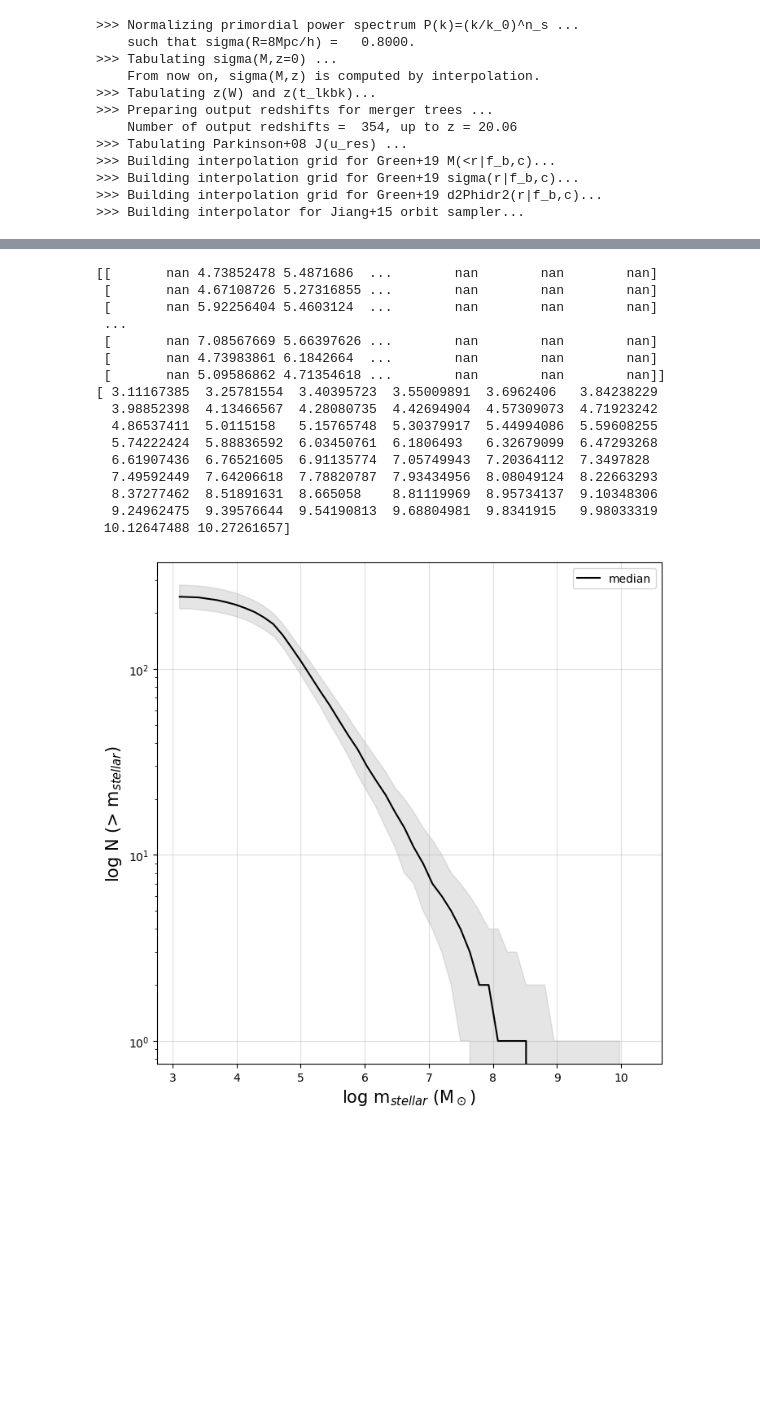
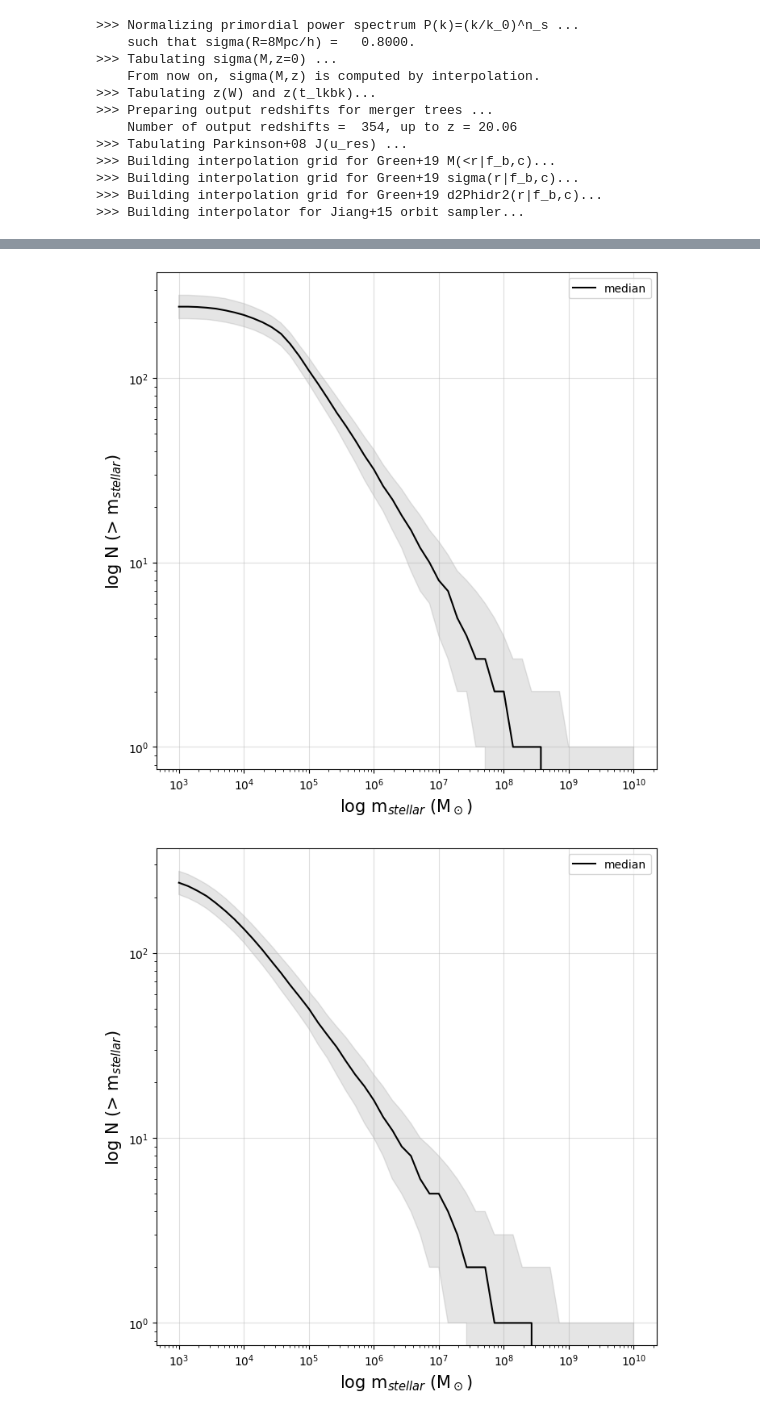
Before and after one commit to jsmonzon/SatGen, a Jupyter notebook: notebooks/CSMF_redshift.ipynb, the cells around one changed output, grey strips where cells are left out. Saved outputs shown, nothing was run; the diff lists cells and outputs as text; code cells hidden in the pictures; blank space fills up the shorter version.

```diff
--- a/notebooks/CSMF_redshift.ipynb
+++ b/notebooks/CSMF_redshift.ipynb
@@ -26,7 +26,6 @@ import os
 >>> Building interpolation grid for Green+19 d2Phidr2(r|f_b,c)...
 >>> Building interpolator for Jiang+15 orbit sampler...
 # %%
-data = np.load("../../data/12_4_0/numpy/acc_surv_mass.npy")
-
-z = np.load("../../data/12_4_0/numpy/acc_surv_redshift.npy")
+as_data = np.load("../../data/12_4_0/numpy/acc_surv_mass.npy")
+as_red = np.load("../../data/12_4_0/numpy/acc_surv_redshift.npy")
 # %%
@@ -45,20 +37,9 @@ surv_massr, surv_CSMF = CSMF(data, shmr=1) # determinisitic
 # %%
-surv_massr_B, surv_CSMF_B = CSMF(data, shmr=3, red=z)
+B13_Ms, RP17_Ms = SHMR(as_data, extra=True, red=as_red)
+
+surv_massr_B, surv_CSMF_B = CSMF(B13_Ms)
+
+surv_massr_R, surv_CSMF_R = CSMF(RP17_Ms)
 # %% [output]
-[[       nan 4.73852478 5.4871686  ...        nan        nan        nan]
- [       nan 4.67108726 5.27316855 ...        nan        nan        nan]
- [       nan 5.92256404 5.4603124  ...        nan        nan        nan]
- ...
- [       nan 7.08567669 5.66397626 ...        nan        nan        nan]
- [       nan 4.73983861 6.1842664  ...        nan        nan        nan]
- [       nan 5.09586862 4.71354618 ...        nan        nan        nan]]
-[ 3.11167385  3.25781554  3.40395723  3.55009891  3.6962406   3.84238229
-  3.98852398  4.13466567  4.28080735  4.42694904  4.57309073  4.71923242
-  4.86537411  5.0115158   5.15765748  5.30379917  5.44994086  5.59608255
-  5.74222424  5.88836592  6.03450761  6.1806493   6.32679099  6.47293268
-  6.61907436  6.76521605  6.91135774  7.05749943  7.20364112  7.3497828
-  7.49592449  7.64206618  7.78820787  7.93434956  8.08049124  8.22663293
-  8.37277462  8.51891631  8.665058    8.81119969  8.95734137  9.10348306
-  9.24962475  9.39576644  9.54190813  9.68804981  9.8341915   9.98033319
- 10.12647488 10.27261657]
-[figure, old version]
+[figure, new version]
+[figure, added]
```
Also changed, not shown: parts of 18 cells of this notebook, 8 other files.
